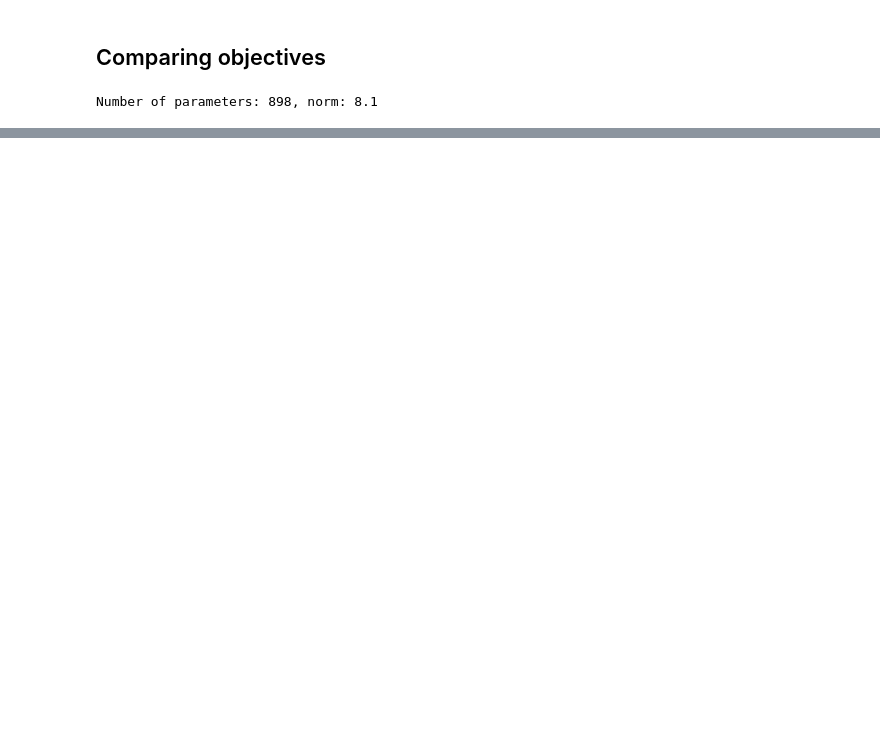
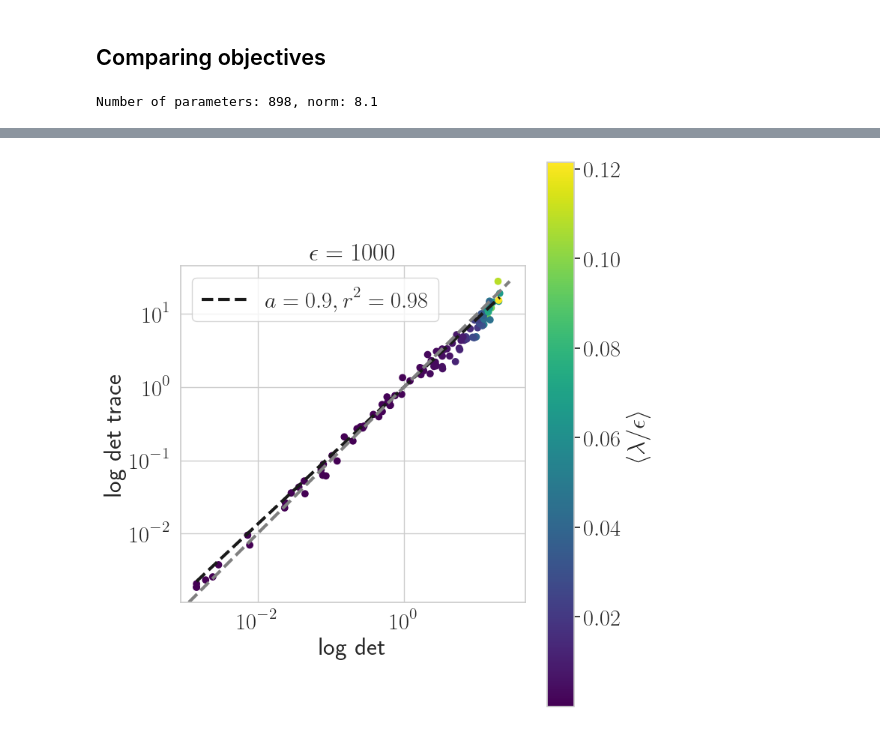
Before and after one commit to activatedgeek/function-space-map, a Jupyter notebook: notebooks/two_moons_objectives.ipynb, the cells around one changed output, grey strips where cells are left out. Cells and saved outputs as stored; diff of their text form; code cells hidden in the pictures; blank space fills up the shorter version.

```diff
--- a/notebooks/two_moons_objectives.ipynb
+++ b/notebooks/two_moons_objectives.ipynb
@@ -574,0 +565,4 @@ for jitter in [1e-6, 1e-3, 1, 10, 1000]:
+# %%
+plot_compare(logdet_svds, logdet_traces, eig_over_jitter, 'log det', 'log det trace', r'$\langle \lambda / \epsilon \rangle$', rf'$\epsilon = {jitter}$', log_axes=True)
+# %% [output]
+[figure, added]
```
Also changed, not shown: parts of 5 cells of this notebook.
